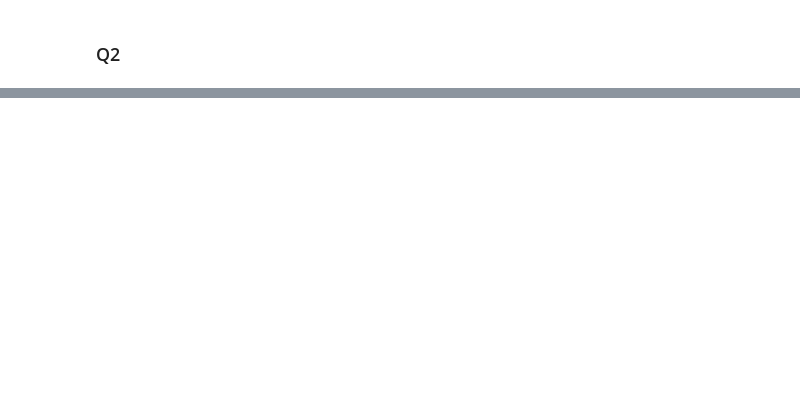
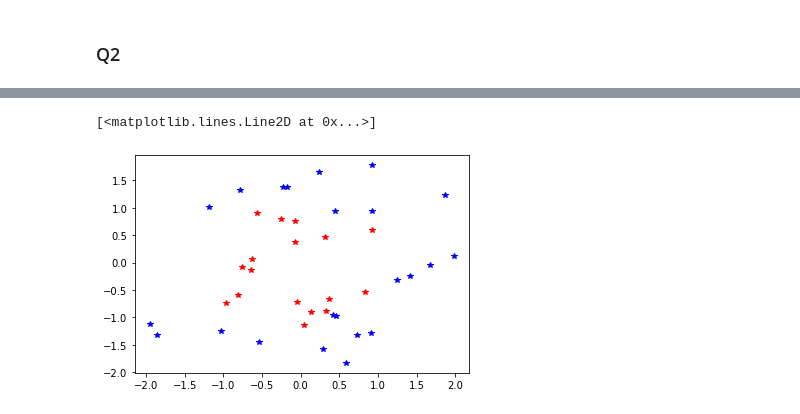
Before and after one commit to kardandon/CMPE597, a Jupyter notebook: HW1/HW1_notebook.ipynb, the cells around one changed output, grey strips where cells are left out. Drawn from its saved outputs; the diff is of its cells as text; code cells hidden in the pictures; blank space fills up the shorter version.

```diff
--- a/HW1/HW1_notebook.ipynb
+++ b/HW1/HW1_notebook.ipynb
@@ -178,0 +184,12 @@ Y_train = np.load("./Data/Y_train.npy")
+# %%
+batch_size = 10
+
+train_loader = torch.utils.data.DataLoader(
+                 dataset=[(x,y) for x, y in zip(X_train, Y_train)],
+                 batch_size=batch_size,
+                 shuffle=True)
+test_loader = torch.utils.data.DataLoader(
+                dataset=[(x,y) for x, y in zip(X_test, Y_test)],
+                batch_size=len(Y_test),
+                shuffle=False)
+print([(x,y) for x, y in zip(X_test, Y_test)])
@@ -178,0 +282,6 @@ Y_train = np.load("./Data/Y_train.npy")
+# %%
+plt.plot(X_test[pred_label == 1, 0], X_test[pred_label == 1, 1], "*r")
+plt.plot(X_test[pred_label == 0, 0], X_test[pred_label == 0, 1], "*b")
+# %% [output]
+[<matplotlib.lines.Line2D at 0x...>]
+[figure, added]
```
Also changed, not shown: parts of 9 cells of this notebook.
